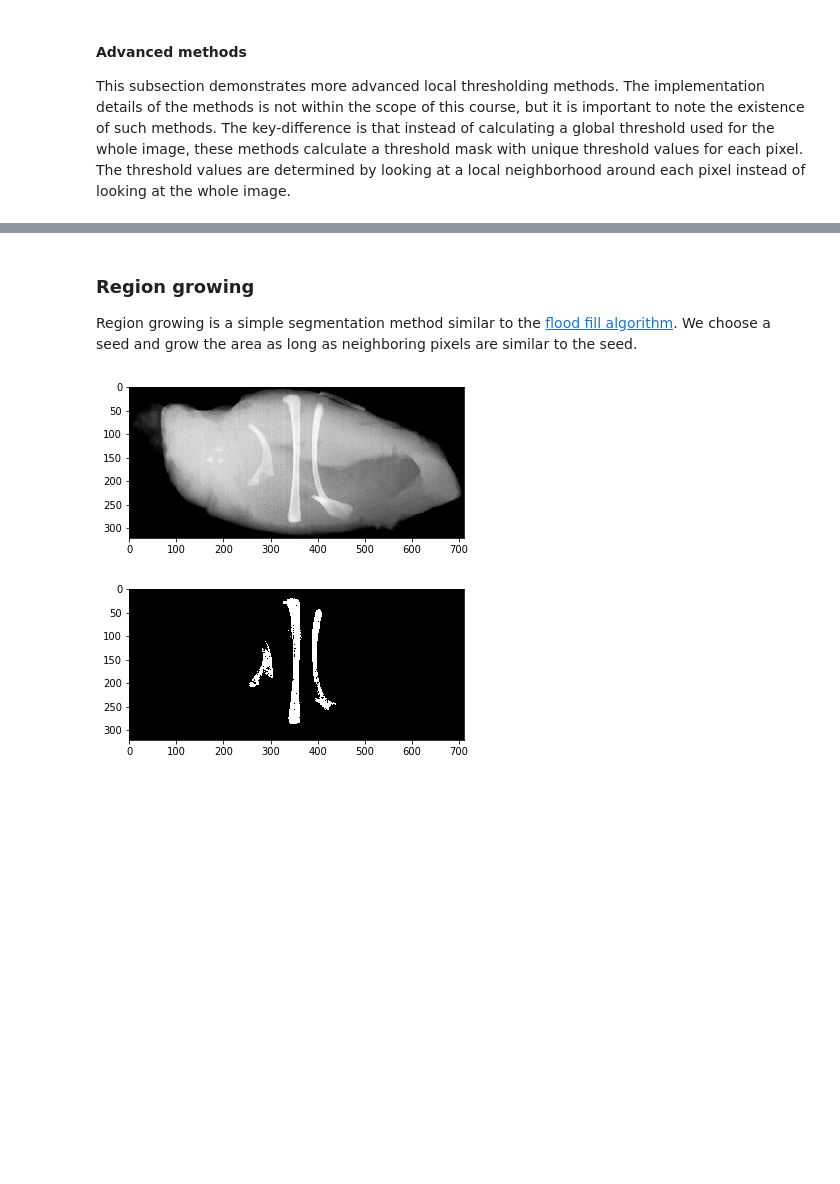
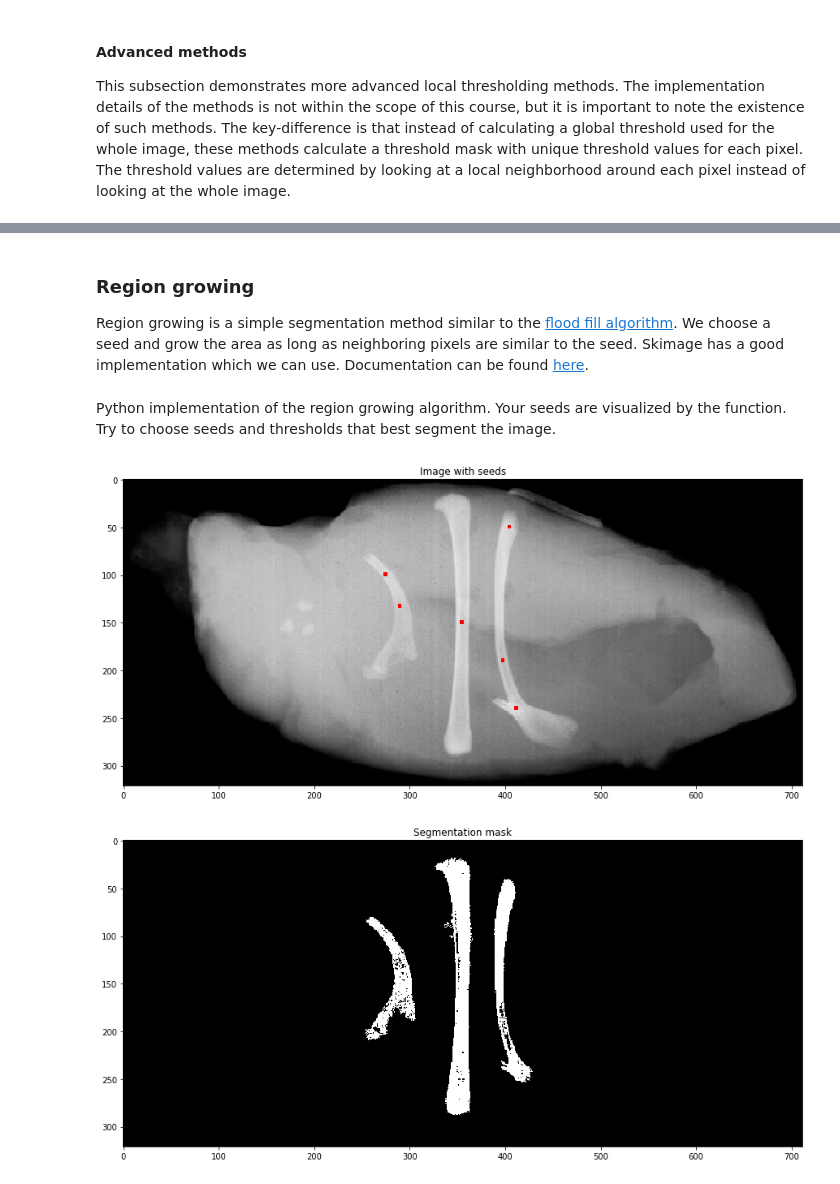
Before and after one commit to ErlingLie/TDT4195-Material, a Jupyter notebook: Segmentation.ipynb, the cells around one changed output, grey strips where cells are left out. Saved outputs shown, nothing was run; the diff lists cells and outputs as text; code cells hidden in the pictures; blank space fills up the shorter version.

```diff
--- a/Segmentation.ipynb
+++ b/Segmentation.ipynb
@@ -793,38 +804,52 @@ interactive(children=(Dropdown(description='text_image', options=('hand_written'
 # %% [markdown]
 ### Region growing
-Region growing is a simple segmentation method similar to the [flood fill algorithm](https://en.wikipedia.org/wiki/Flood_fill). We choose a seed and grow the area as long as neighboring pixels are similar to the seed.
+Region growing is a simple segmentation method similar to the [flood fill algorithm](https://en.wikipedia.org/wiki/Flood_fill). We choose a seed and grow the area as long as neighboring pixels are similar to the seed. Skimage has a good implementation which we can use. Documentation can be found [here](https://scikit-image.org/docs/dev/api/skimage.segmentation.html#flood).
+# %%
+def draw_image_with_seeds(image, seeds):
+    color_image = np.array([image for i in range(3)], dtype = np.uint8)
+    color_image = np.ascontiguousarray(color_image.transpose(1,2,0))
+
+    for y, x in seeds:
+        color_image[y-2:y+2,x-2:x+2] = [255,0,0]
+    plt.figure(figsize=(15,10))
+    plt.title("Image with seeds")
+    plt.imshow(color_image)
+    plt.show()
+# %% [markdown]
+Python implementation of the region growing algorithm. Your seeds are visualized by the function. Try to choose seeds and thresholds that best segment the image.
 # %%
-def region_growing(image, threshold, seeds):
+def region_growing(image, seeds, tolerances):
     result = np.zeros_like(image).astype(bool)
-    for seed in seeds:
+    for seed, tol in zip(seeds, tolerances):
         stack = [seed]
         initial_value = image[seed]
         while len(stack)>0:
             r, c = stack.pop()
             result[r, c] = True
             for i in range(-1,2):
                 for j in range(-1,2):
                     if r+i >= 0 and r+i < image.shape[0] and c+j >=0 and c+j<image.shape[1]:
                         difference = image[r+i, c+j] - initial_value\
                                         if image[r+i, c+j] > initial_value\
                                         else initial_value - image[r+i, c+j]
-                        if not result[r+i,c+j] and difference<threshold:
+                        if not result[r+i,c+j] and difference<tol:
                             if (r+i,c+j) not in stack:
                                 stack.append((r+i, c+j))
     return result
 
-image = plt.imread("images/chickenXray.tif")
-plt.imshow(image, cmap = "gray")
-plt.show()
+def region_grow(seeds, tolerances):
+    image = plt.imread("images/chickenXray.tif")
+    draw_image_with_seeds(image, seeds)
 
-seeds = [(150,355), (240,412), (50,400)]
+    result = region_growing(image, seeds, tolerances)
+    plt.figure(figsize=(15,10))
+    plt.title("Segmentation mask")
+    plt.imshow(result, cmap = "gray")
+    plt.show()
 
-#First region grow with a high threshold for seeds that allow it
-result1 = region_growing(image, 21, seeds)
-#Then region grow with a lower threshold for other seeds
-result = result1 + region_growing(image, 8, [(133, 290), (190, 395)])
-plt.imshow(result, cmap = "gray")
-plt.show()
+seeds = [(150,355), (240,412), (50,405),(133, 290), (190, 398), (100, 275)]
+tolerances = [21, 21, 21, 8, 6, 8]
+region_grow(seeds, tolerances)
 # %% [output]
-[figure, old version]
+[figure, new version]
-[figure, old version]
+[figure, new version]
```
Also changed, not shown: parts of 25 cells of this notebook.
